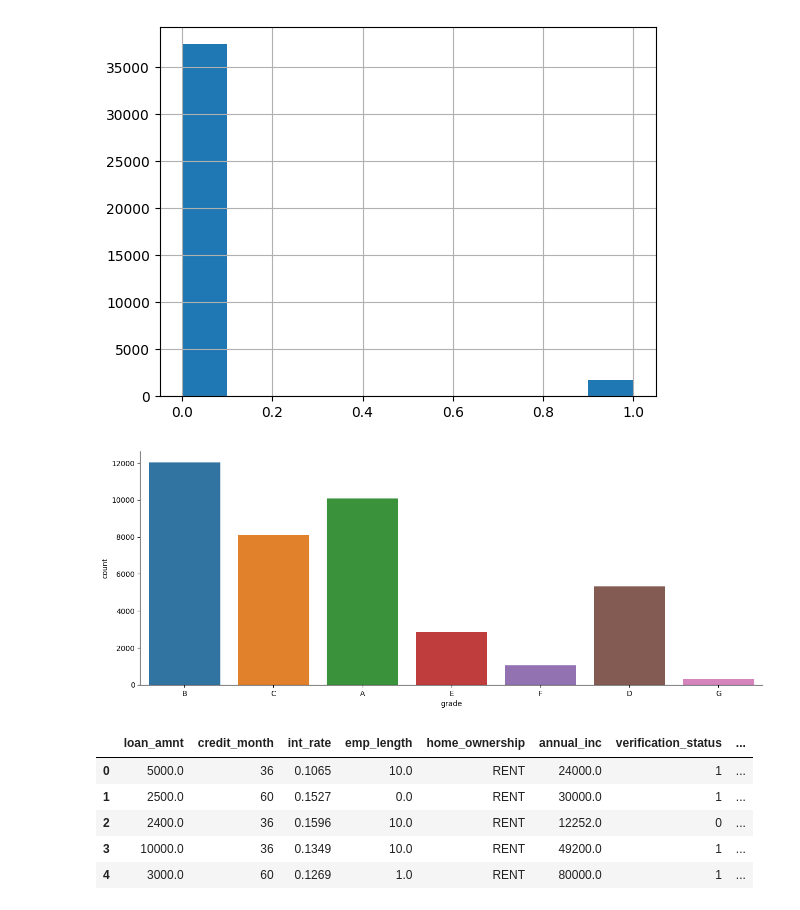
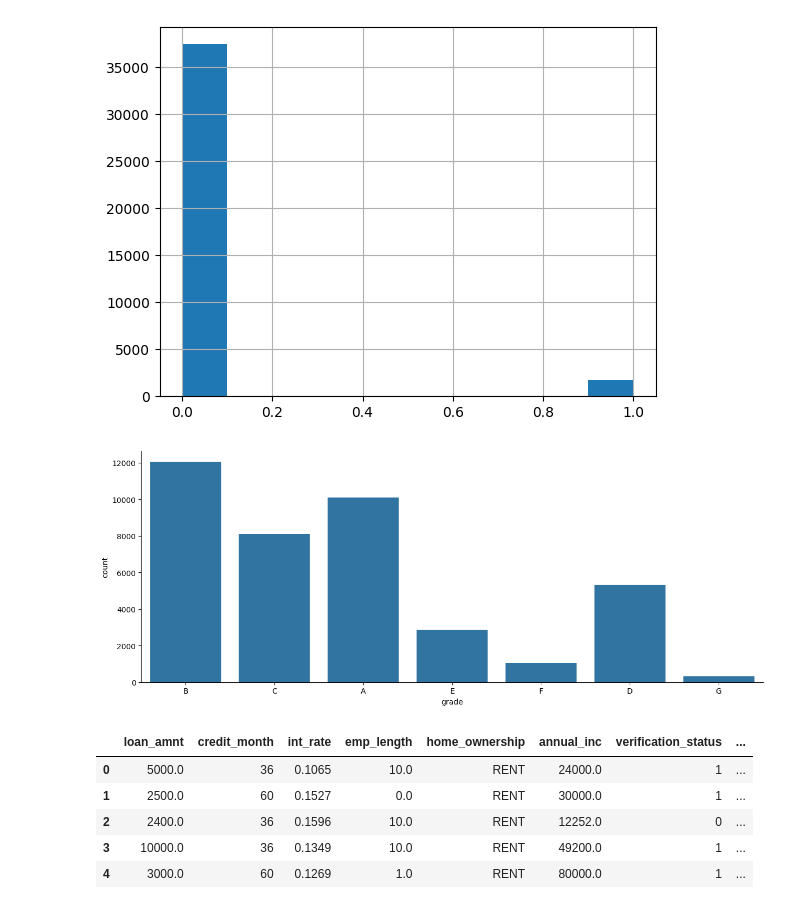
Before and after one commit to proukariot/DataScience, a Jupyter notebook: Future_Engineering.ipynb, the cells around one changed output. Drawn from its saved outputs; the diff is of its cells as text; code cells hidden in the pictures.

```diff
--- a/Future_Engineering.ipynb
+++ b/Future_Engineering.ipynb
@@ -86,13 +91,13 @@ df.loc[nan_indices[:half_nans], 'pub_rec_bankruptcies'] = 0
 df.loc[nan_indices[half_nans:half_nans + remaining_nans], 'pub_rec_bankruptcies'] = 1
 # %%
-#Wykres wartości kolumny ocena
+# Plot the distribution of the column "grade"
 try:
-    sns.catplot(x=df['grade'],
-            data=df['grade'],
-            aspect=2.5,
-            kind='count')
+    sns.catplot(x='grade',
+                data=df,
+                aspect=2.5,
+                kind='count')
 except ValueError:
-    pass  #pomijamy błąd wartości!
+    pass  # pass error when the plot is already closed
 # %% [output]
-[figure, old version]
+[figure, new version]
 # %%
```
Also changed, not shown: parts of 17 cells of this notebook.
